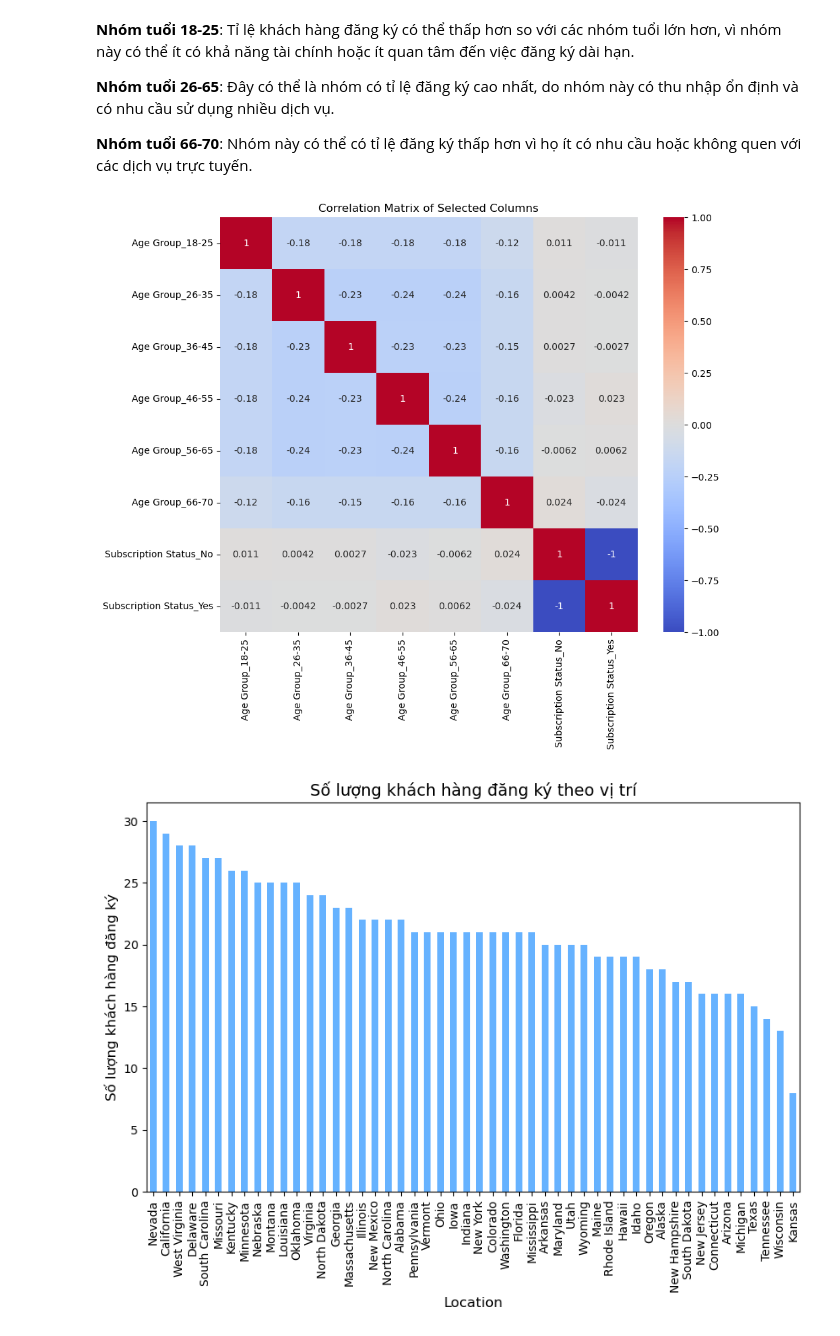
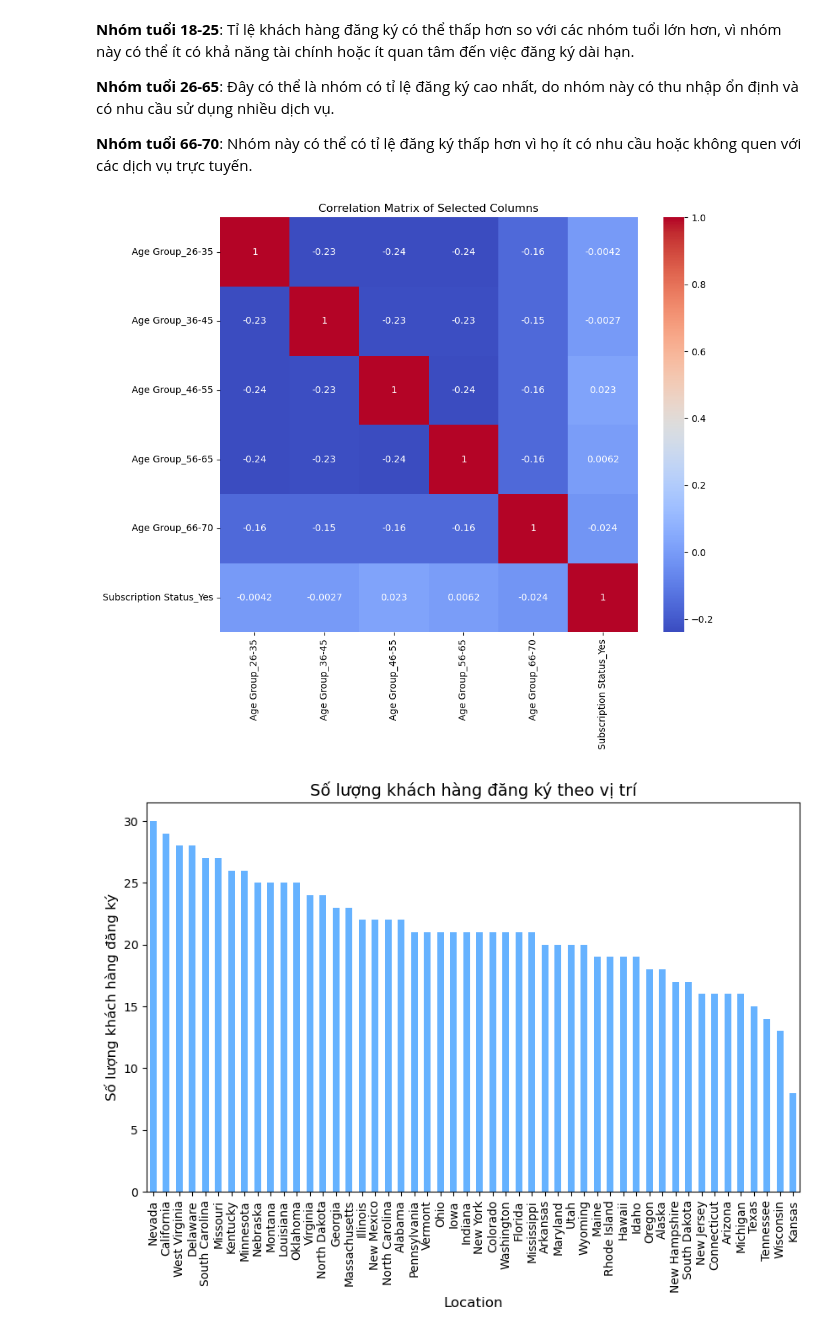
Before and after one commit to hailhp/DEANCNTT, a Jupyter notebook: analyst.ipynb, the cells around one changed output. Cells and saved outputs as stored; diff of their text form; code cells hidden in the pictures.

```diff
--- a/analyst.ipynb
+++ b/analyst.ipynb
@@ -116,26 +124,19 @@ plt.show()
 
 **Nhóm tuổi 66-70**: Nhóm này có thể có tỉ lệ đăng ký thấp hơn vì họ ít có nhu cầu hoặc không quen với các dịch vụ trực tuyến.
 # %%
-# Tạo bản sao
 df_selected = df.copy()
-# Chỉ chọn các cột quan trọng
 important_columns = ['Age Group', 'Subscription Status']
-# Lọc DataFrame chỉ với các cột quan trọng
 df_selected = df_selected[important_columns]
-
-# Sử dụng get_dummies để chuyển đổi các cột phân loại sang dạng số nếu có
-df_selected = pd.get_dummies(df_selected, drop_first=False)
-
-# Kiểm tra mối tương quan giữa các biến trong các cột quan trọng
+df_selected = pd.get_dummies(df_selected, drop_first=True)
 corr = df_selected.corr()
 
-# Vẽ heatmap để xem mối quan hệ
+
 plt.figure(figsize=(10,8))
 sns.heatmap(corr, annot=True, cmap='coolwarm')
 plt.title('Correlation Matrix of Selected Columns')
 plt.show()
 # %% [output]
-[figure, old version]
+[figure, new version]
 # %%
 # Lọc dữ liệu chỉ bao gồm những khách hàng có Subscription Status là 'Yes'
 df_yes = df[df['Subscription Status'] == 'Yes']
```
Also changed, not shown: parts of 73 cells of this notebook.
